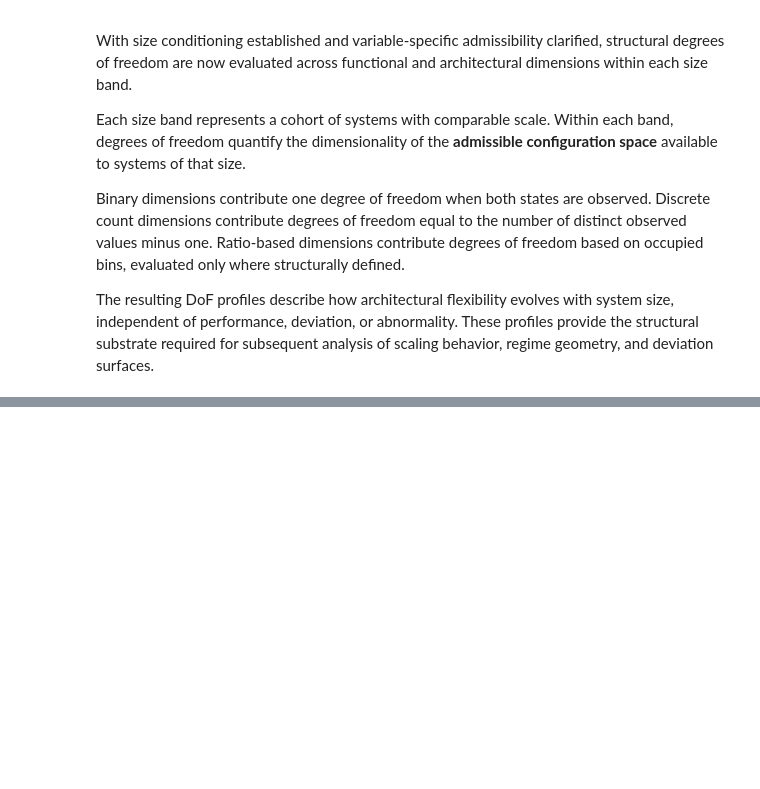
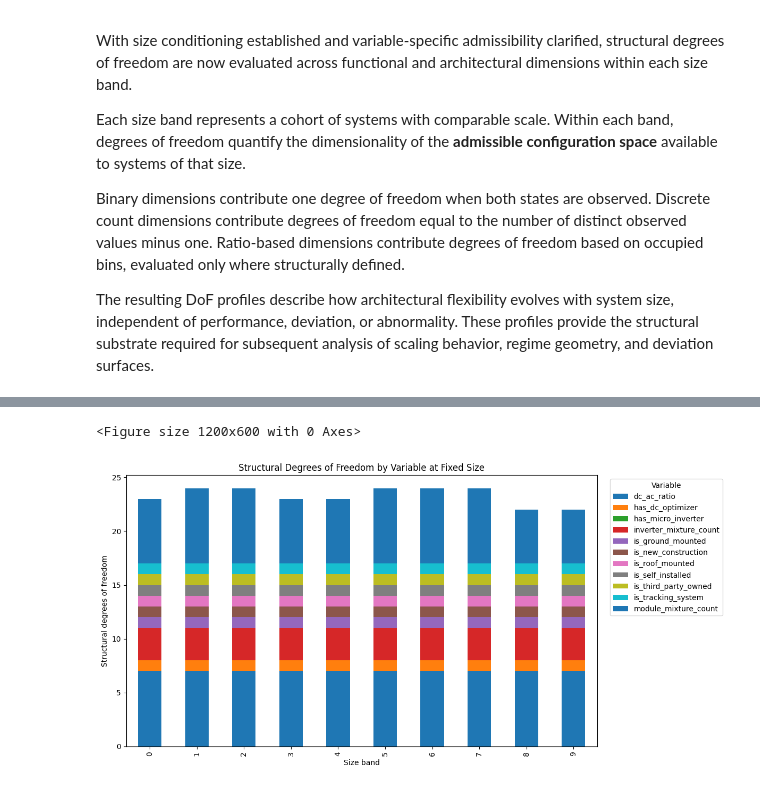
Before and after one commit to AsmaaELBorki/03_tts_configuration, a Jupyter notebook: notebooks/02_Fixed_Size_Conditioning _for_Structural_Degrees_of_Freedom.ipynb, the cells around one changed output, grey strips where cells are left out. Cells and saved outputs as stored; diff of their text form; code cells hidden in the pictures; blank space fills up the shorter version.

```diff
--- a/notebooks/02_Fixed_Size_Conditioning _for_Structural_Degrees_of_Freedom.ipynb
+++ b/notebooks/02_Fixed_Size_Conditioning _for_Structural_Degrees_of_Freedom.ipynb
@@ -533,0 +655,30 @@ plt.show()
+# %%
+# Pivot for plotting
+df_plot = (
+    df_dof_by_variable
+    .pivot_table(
+        index="size_band",
+        columns="variable",
+        values="dof_contribution",
+        aggfunc="sum",
+        fill_value=0
+    )
+)
+
+# Plot stacked bar chart
+plt.figure(figsize=(12, 6))
+df_plot.plot(
+    kind="bar",
+    stacked=True,
+    figsize=(12, 6),
+)
+
+plt.xlabel("Size band")
+plt.ylabel("Structural degrees of freedom")
+plt.title("Structural Degrees of Freedom by Variable at Fixed Size")
+plt.legend(title="Variable", bbox_to_anchor=(1.02, 1), loc="upper left")
+plt.tight_layout()
+plt.show()
+# %% [output]
+<Figure size 1200x600 with 0 Axes>
+[figure, added]
```
Also changed, not shown: parts of 8 cells of this notebook, 1 other file.
